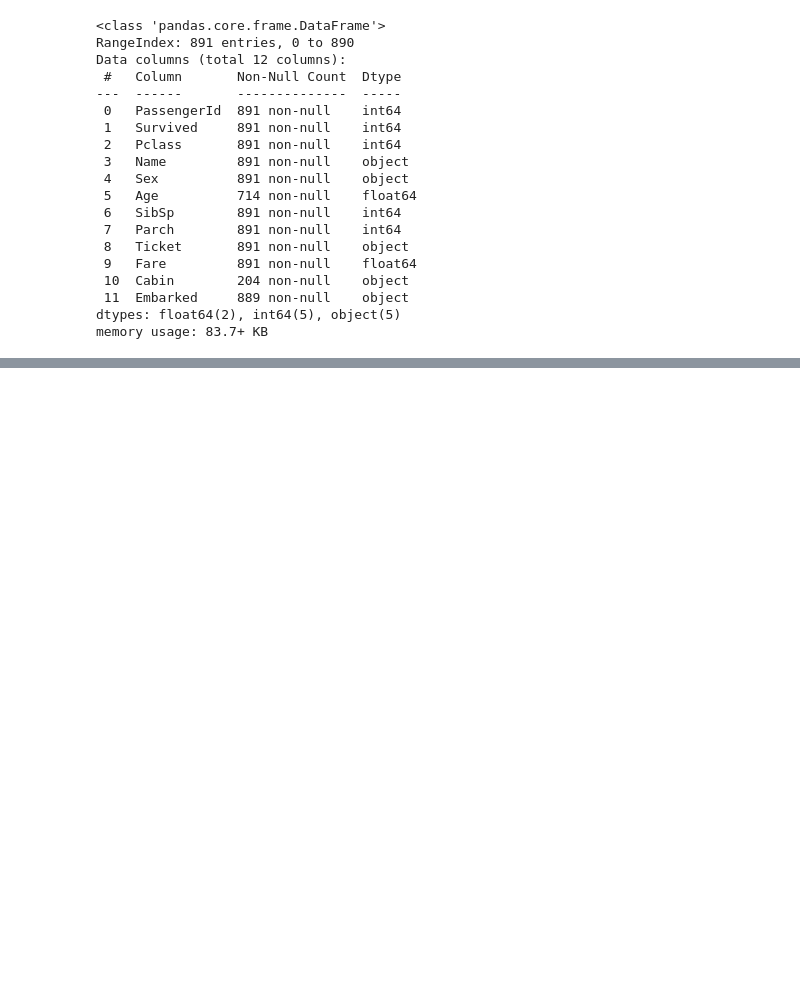
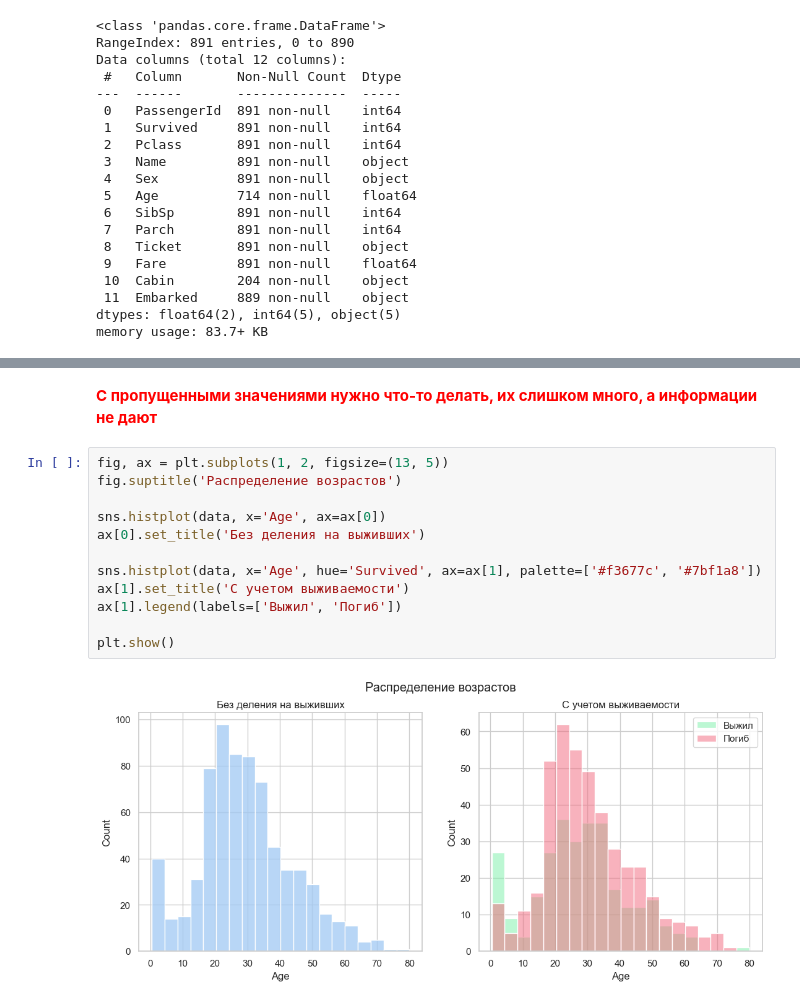
Before and after one commit to Krukrukruzhka/Titanic, a Jupyter notebook: titanicAnalytics.ipynb, the cells around one changed output, grey strips where cells are left out. Saved outputs shown, nothing was run; the diff lists cells and outputs as text; blank space fills up the shorter version.

```diff
--- a/titanicAnalytics.ipynb
+++ b/titanicAnalytics.ipynb
@@ -150,0 +166,16 @@ sns.barplot(data=data_plot, x=data_plot.index, y=data_plot['Survived'])
+# %% [markdown]
+<p style='color:red'><strong>С пропущенными значениями нужно что-то делать, их слишком много, а информации не дают</strong></p>
+# %%
+fig, ax = plt.subplots(1, 2, figsize=(13, 5))
+fig.suptitle('Распределение возрастов')
+
+sns.histplot(data, x='Age', ax=ax[0])
+ax[0].set_title('Без деления на выживших')
+
+sns.histplot(data, x='Age', hue='Survived', ax=ax[1], palette=['#f3677c', '#7bf1a8'])
+ax[1].set_title('С учетом выживаемости')
+ax[1].legend(labels=['Выжил', 'Погиб'])
+
+plt.show()
+# %% [output]
+[figure, added]
```
Also changed, not shown: parts of 71 cells of this notebook.
